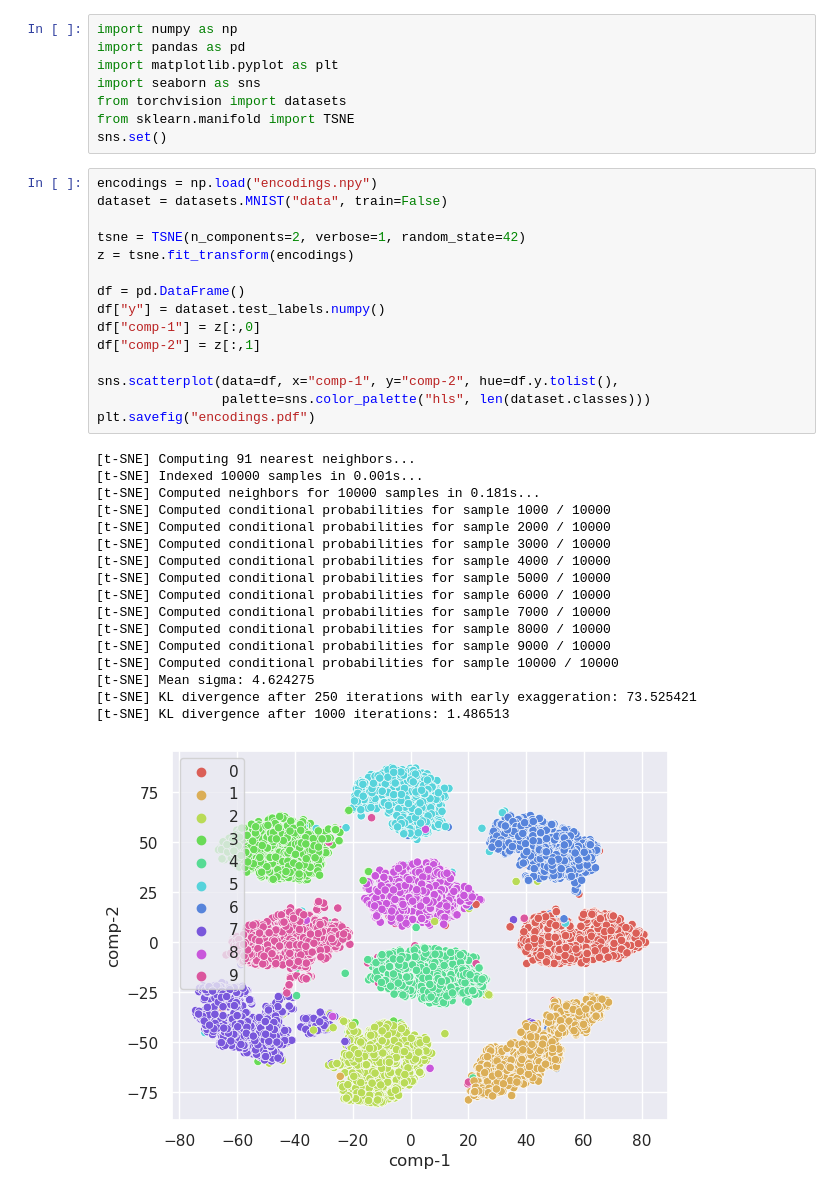
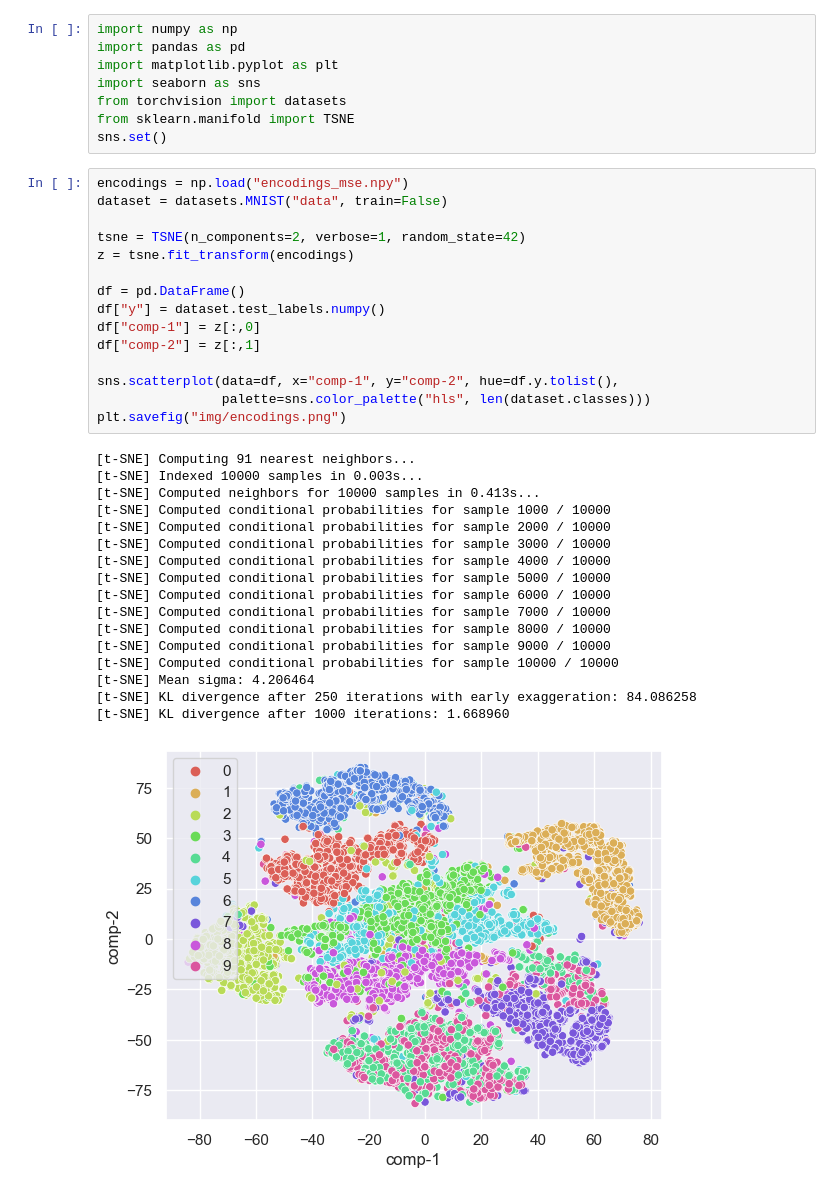
Before and after one commit to imgeorgiev/contrastive_learning, a Jupyter notebook: analysis.ipynb, the cells around one changed output. Saved outputs shown, nothing was run; the diff lists cells and outputs as text.

```diff
--- a/analysis.ipynb
+++ b/analysis.ipynb
@@ -7,35 +7,35 @@ from torchvision import datasets
 from sklearn.manifold import TSNE
 sns.set()
 # %%
-encodings = np.load("encodings.npy")
+encodings = np.load("encodings_mse.npy")
 dataset = datasets.MNIST("data", train=False)
 
 tsne = TSNE(n_components=2, verbose=1, random_state=42)
 z = tsne.fit_transform(encodings)
 
 df = pd.DataFrame()
 df["y"] = dataset.test_labels.numpy()
 df["comp-1"] = z[:,0]
 df["comp-2"] = z[:,1]
 
 sns.scatterplot(data=df, x="comp-1", y="comp-2", hue=df.y.tolist(),
                 palette=sns.color_palette("hls", len(dataset.classes)))
-plt.savefig("encodings.pdf")
+plt.savefig("img/encodings.png")
 # %% [output]
 [t-SNE] Computing 91 nearest neighbors...
-[t-SNE] Indexed 10000 samples in 0.001s...
-[t-SNE] Computed neighbors for 10000 samples in 0.181s...
+[t-SNE] Indexed 10000 samples in 0.003s...
+[t-SNE] Computed neighbors for 10000 samples in 0.413s...
 [t-SNE] Computed conditional probabilities for sample 1000 / 10000
 [t-SNE] Computed conditional probabilities for sample 2000 / 10000
 [t-SNE] Computed conditional probabilities for sample 3000 / 10000
 [t-SNE] Computed conditional probabilities for sample 4000 / 10000
 [t-SNE] Computed conditional probabilities for sample 5000 / 10000
 [t-SNE] Computed conditional probabilities for sample 6000 / 10000
 [t-SNE] Computed conditional probabilities for sample 7000 / 10000
 [t-SNE] Computed conditional probabilities for sample 8000 / 10000
 [t-SNE] Computed conditional probabilities for sample 9000 / 10000
 [t-SNE] Computed conditional probabilities for sample 10000 / 10000
-[t-SNE] Mean sigma: 4.624275
-[t-SNE] KL divergence after 250 iterations with early exaggeration: 73.525421
-[t-SNE] KL divergence after 1000 iterations: 1.486513
+[t-SNE] Mean sigma: 4.206464
+[t-SNE] KL divergence after 250 iterations with early exaggeration: 84.086258
+[t-SNE] KL divergence after 1000 iterations: 1.668960
-[figure, old version]
+[figure, new version]
```
Also changed, not shown: parts of 2 cells of this notebook, 2 other files.
